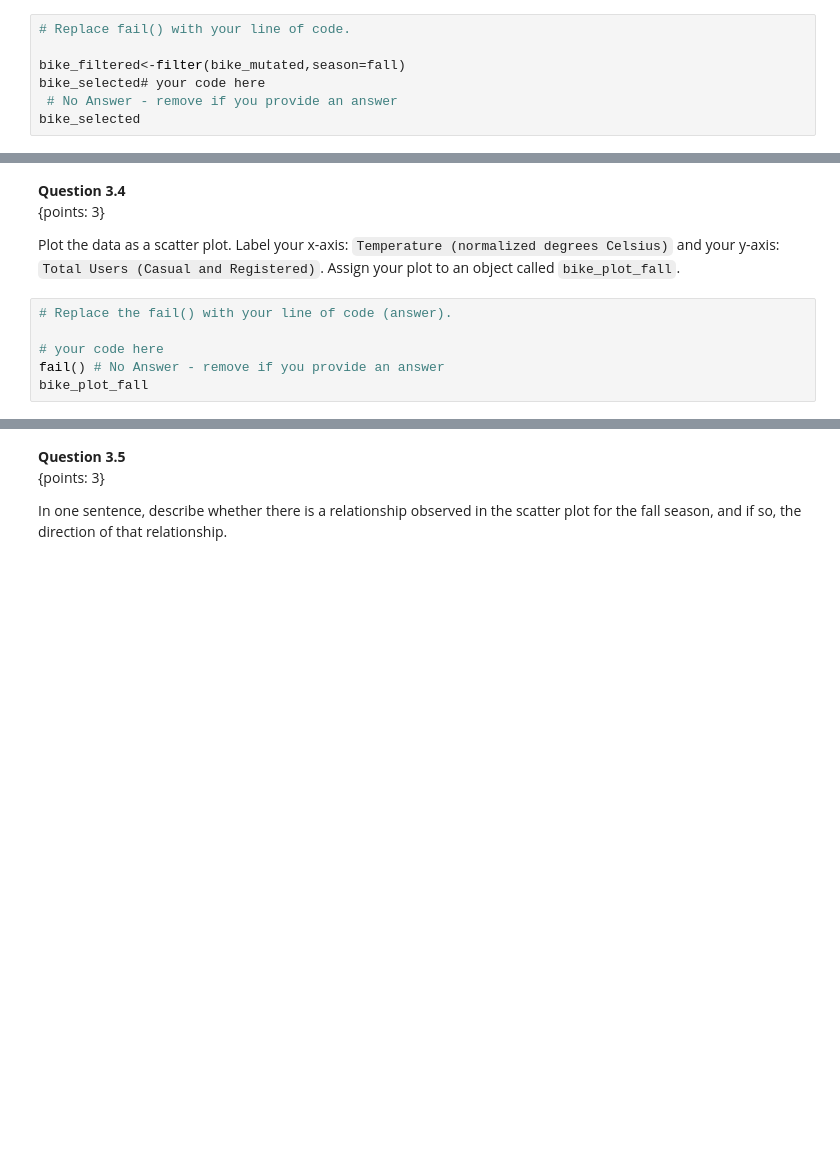
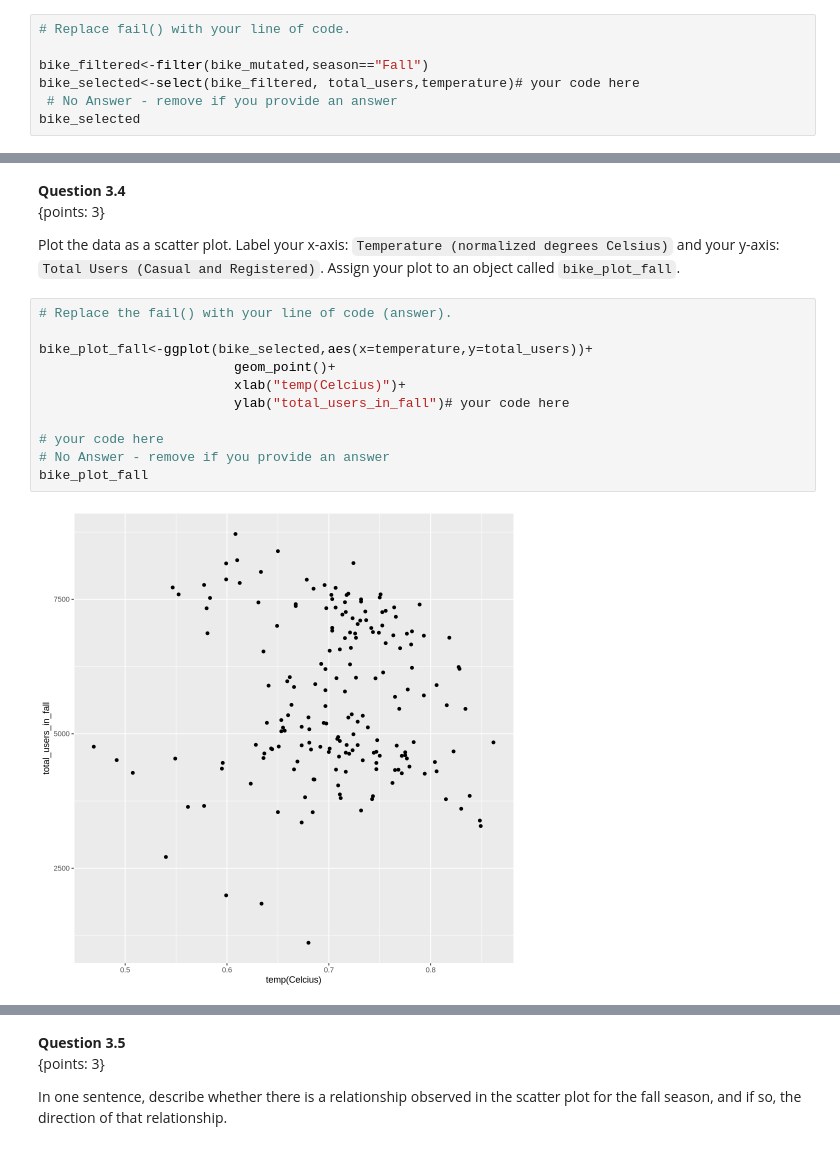
Before and after one commit to ca-vas/dsci-100-student, a Jupyter notebook: materials/R/tutorial_intro/tutorial_intro.ipynb, the cells around one changed output, grey strips where cells are left out. Drawn from its saved outputs; the diff is of its cells as text; blank space fills up the shorter version.

```diff
--- a/materials/R/tutorial_intro/tutorial_intro.ipynb
+++ b/materials/R/tutorial_intro/tutorial_intro.ipynb
@@ -866,7 +866,7 @@ Filter out the data to include information about rentals that were only made dur
 # %%
 # Replace fail() with your line of code.
 
-bike_filtered<-filter(bike_mutated,season=fall)
-bike_selected# your code here
+bike_filtered<-filter(bike_mutated,season=="Fall")
+bike_selected<-select(bike_filtered, total_users,temperature)# your code here
  # No Answer - remove if you provide an answer
 bike_selected
@@ -889,9 +902,16 @@ Plot the data as a scatter plot. Label your x-axis: `Temperature (normalized deg
 # %%
 # Replace the fail() with your line of code (answer).
 
+bike_plot_fall<-ggplot(bike_selected,aes(x=temperature,y=total_users))+
+                         geom_point()+
+                         xlab("temp(Celcius)")+
+                         ylab("total_users_in_fall")# your code here
+
 # your code here
-fail() # No Answer - remove if you provide an answer
+# No Answer - remove if you provide an answer
 bike_plot_fall
+# %% [output]
+[figure, added]
 # %%
 # Most of the tests for this question are hidden. You have to decide whether you've created the right object.
 # Heres one test to at least ensure you named the object correctly:
```
Also changed, not shown: parts of 8 cells of this notebook, 1 other file.
